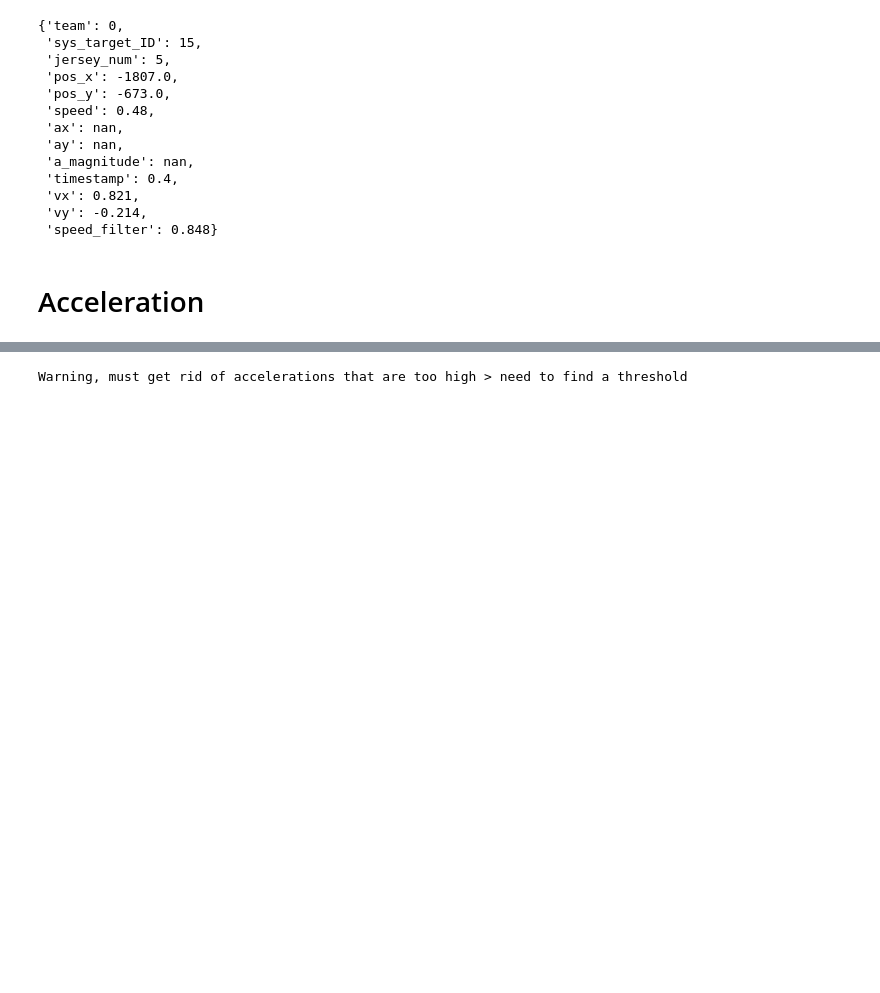
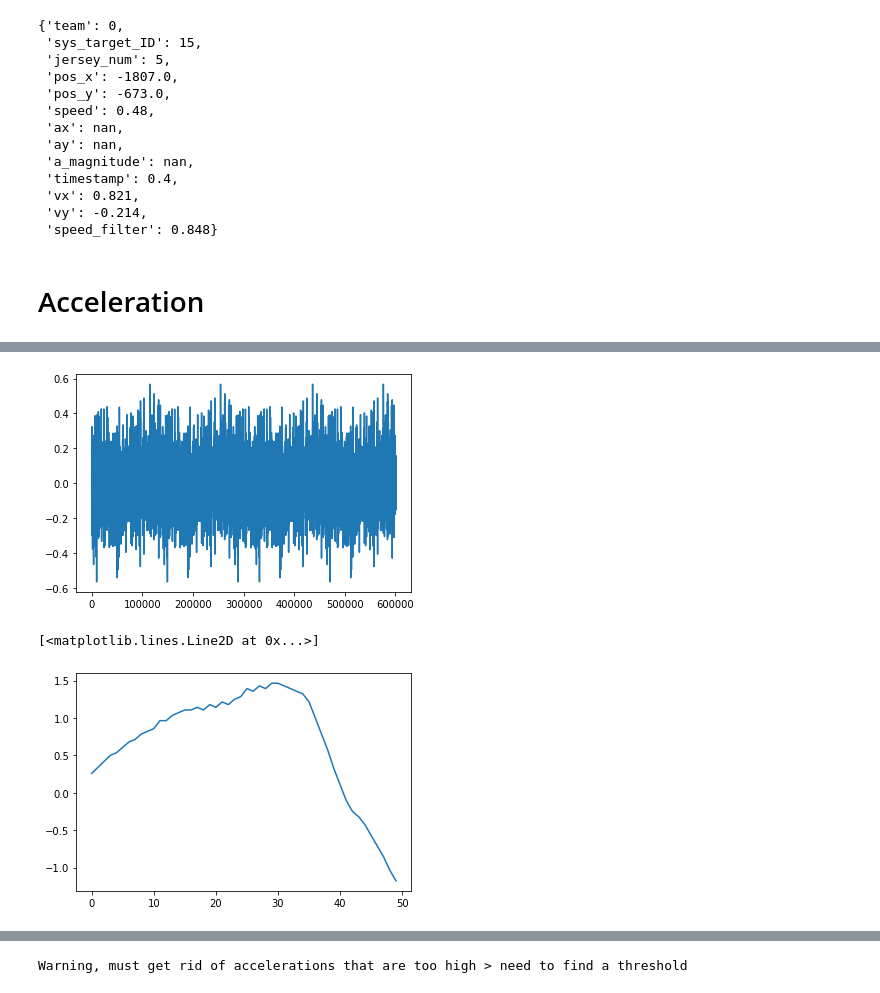
Before and after one commit to Jbalkan/SoccerTrackingData3, a Jupyter notebook: 2_energy_expenditure.ipynb, the cells around one changed output, grey strips where cells are left out. Drawn from its saved outputs; the diff is of its cells as text; code cells hidden in the pictures; blank space fills up the shorter version.

Commit message:
new measure of acceleration using filter

```diff
--- a/2_energy_expenditure.ipynb
+++ b/2_energy_expenditure.ipynb
@@ -29,8 +30,8 @@ LEAGUE = 'DSL'
 # %%
 # read frames, match meta data, and data for individual players
 fname = '984628'
-frames_tb, match_tb, team1_players, team0_players = tracab.read_tracab_match_data(LEAGUE, fpath, fname, verbose=True,
-                                                                                    player_acceleration=False)
+frames_tb, match_tb, team1_players, team0_players = tracab.read_tracab_match_data(
+    LEAGUE, fpath, fname, verbose=True,player_acceleration=False)
 # %% [output]
 Reading match metadata
 Reading match tracking data
@@ -63,3 +64,28 @@ vars(target_ex)
  'speed_filter': 0.848}
 # %% [markdown]
 # Acceleration
+# %%
+nframes = len(player.frame_targets)
+dr = np.zeros((nframes, 2), dtype=float)
+dt = np.zeros(nframes, dtype=float)
+for i, frame in enumerate(player.frame_targets):
+    dr[i, :] = np.array([frame.pos_x, frame.pos_y])/100. # to m
+    dt[i] = player.frame_timestamps[i] * 60  # to seconds # FIX THIS!
+    # Add time stamps to tracab_target
+    player.frame_targets[i].timestamp = player.frame_timestamps[i] * 60
+    frame.vx, frame.vy = np.nan, np.nan
+    frame.speed_filter = np.nan
+
+dr = np.diff(dr,axis=0)
+dt = np.diff(dt)
+for i in [0,1]:
+    dr[:,i] = dr[:,i]/dt
+
+# remove anamolously high ball velocities
+dr[np.abs(dr) > maxspeed]= 0.0 # perhaps should be nan, but this would affect surrounding frames
+
+saved = copy.deepcopy(dr)
+
+# Apply filters
+dr[:,0] = signal.savgol_filter(dr[:,0], window_length=window, polyorder=polyorder)
+dr[:,1] = signal.savgol_filter(dr[:,1], window_length=window, polyorder=polyorder)
@@ -65,0 +98,15 @@ vars(target_ex)
+# %%
+
+# add acceleration
+for i in range(len(player.frame_targets) - window):
+#     print(dr[i:i+window, 0])
+#     print(c)
+    acc.append(np.dot(c, dr[i:i+window, 0]))
+# %%
+plt.plot(acc)
+plt.show()
+plt.plot(xs0)
+# %% [output]
+[figure, added]
+[<matplotlib.lines.Line2D at 0x...>]
+[figure, added]
```
Also changed, not shown: parts of 9 cells of this notebook, 2 other files.
